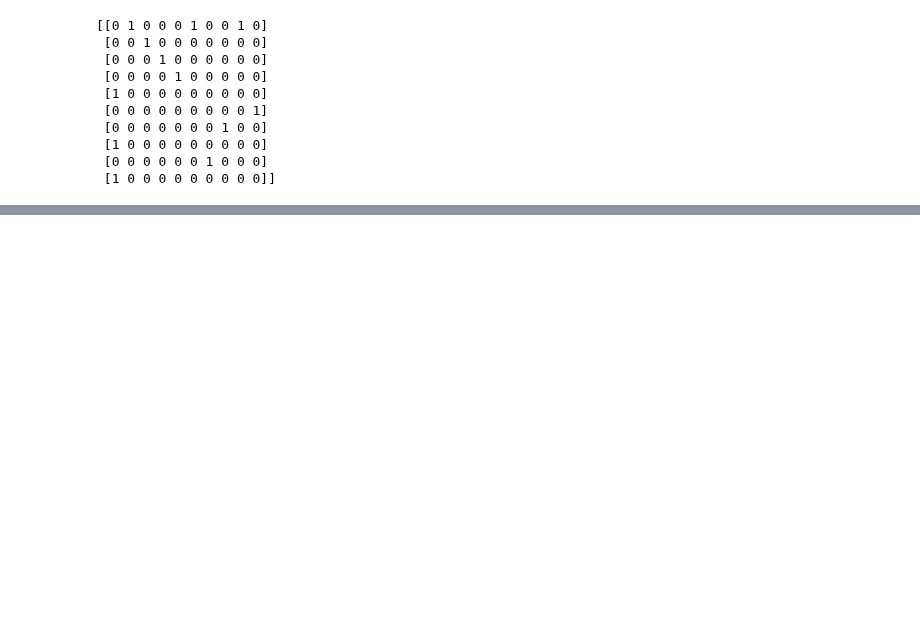
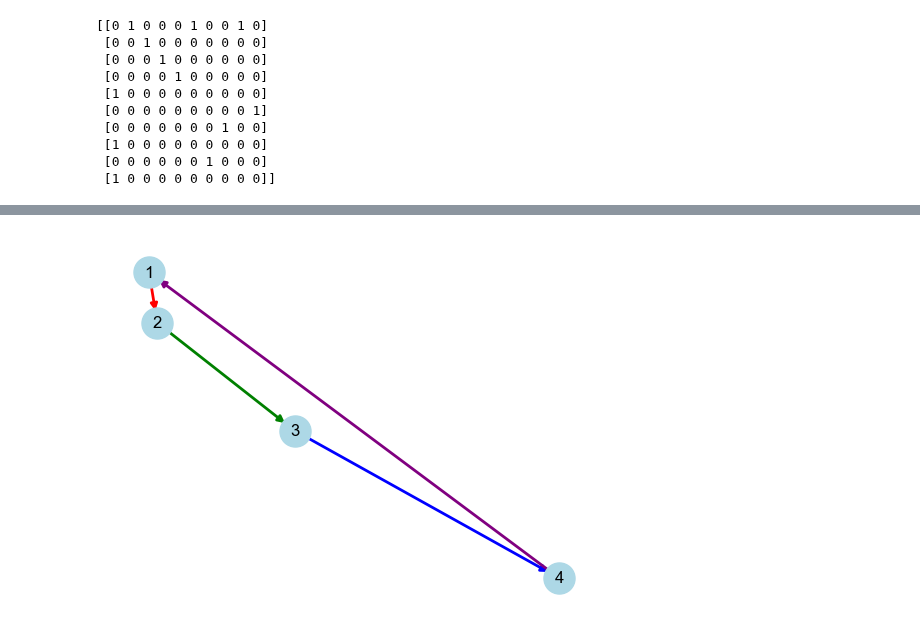
Before and after one commit to Centrale-Project/ICO_Project, a Jupyter notebook: DQN.ipynb, the cells around one changed output, grey strips where cells are left out. Saved outputs shown, nothing was run; the diff lists cells and outputs as text; code cells hidden in the pictures; blank space fills up the shorter version.

```diff
--- a/DQN.ipynb
+++ b/DQN.ipynb
@@ -91,0 +182,31 @@ def get_solution_random():
+# %%
+import networkx as nx
+import matplotlib.pyplot as plt
+
+# Define the edges in the graph
+edges = [(1, 2), (2, 3), (3, 4), (4, 1)]
+
+# Create a directed graph from the edge list
+G = nx.DiGraph(edges)
+
+# Specify fixed positions for the nodes
+#pos = {1: (0, 0), 2: (1, 1), 3: (2, 0), 4: (1, -1)}
+pos = {i: (random.random(), random.random()) for i in range(1, 5)}
+
+# Draw the nodes
+nx.draw_networkx_nodes(G, pos, node_size=500, node_color='lightblue')
+
+# Draw the edges with fixed positions
+nx.draw_networkx_edges(G, pos, edgelist=[(1, 2)], width=2, edge_color='red', arrows=True)
+nx.draw_networkx_edges(G, pos, edgelist=[(2, 3)], width=2, edge_color='green', arrows=True)
+nx.draw_networkx_edges(G, pos, edgelist=[(3, 4)], width=2, edge_color='blue', arrows=True)
+nx.draw_networkx_edges(G, pos, edgelist=[(4, 1)], width=2, edge_color='purple', arrows=True)
+
+# Draw the node labels
+nx.draw_networkx_labels(G, pos, font_size=12, font_family='Arial')
+
+# Show the plot
+plt.axis('off')
+plt.show()
+# %% [output]
+[figure, added]
```
Also changed, not shown: parts of 12 cells of this notebook.
